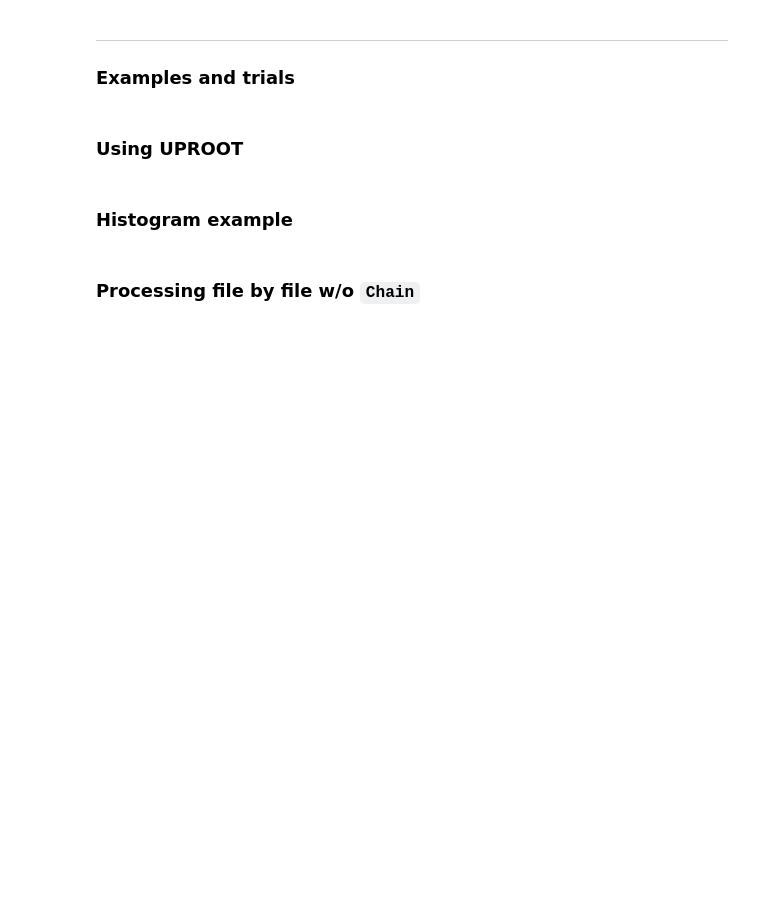
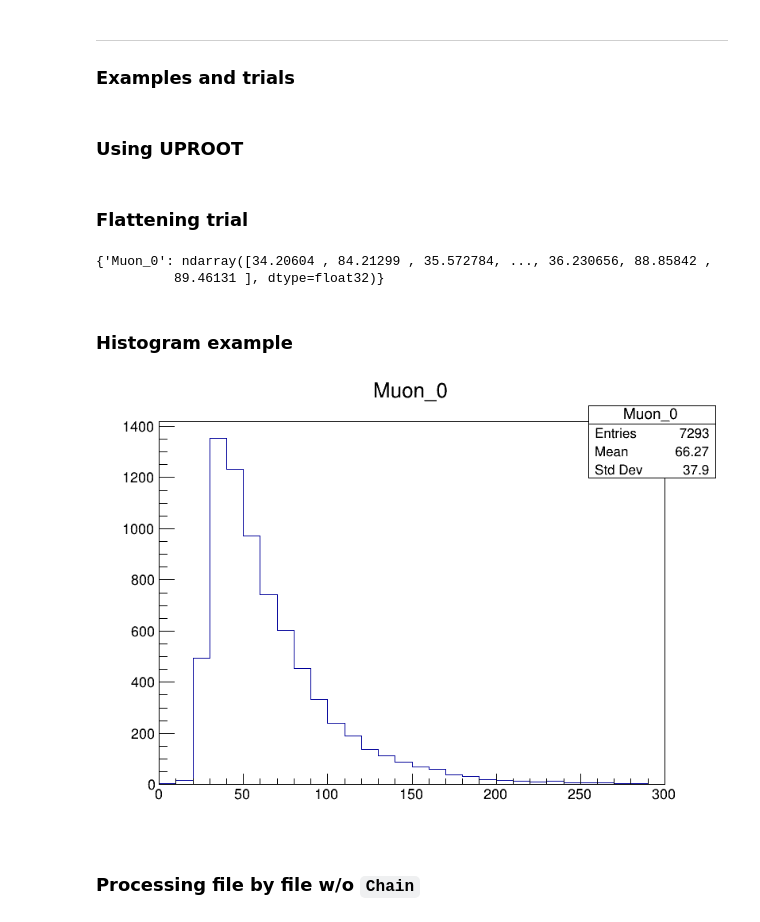
Before and after one commit to TommasoStentella/CMS_FCNC_project, a Jupyter notebook: worker.ipynb, the cells around one changed output. Saved outputs shown, nothing was run; the diff lists cells and outputs as text; code cells hidden in the pictures; blank space fills up the shorter version.

```diff
--- a/worker.ipynb
+++ b/worker.ipynb
@@ -389,3 +448,8 @@ tree = file['Events']
 tree.keys()
 
 # tree.arrays(['luminosityBlock'],library='pd')
+# %% [markdown]
+### Flattening trial
+# %%
+flat = FSkim1(dfSig).Define('Muon_0', 'Muon_pt15[0]')\
+                    .Define('Muon_2', 'Muon_pt15[2]')
@@ -392,11 +458,18 @@ tree.keys()
+# %%
+prova
+# %% [output]
+{'Muon_0': ndarray([34.20604 , 84.21299 , 35.572784, ..., 36.230656, 88.85842 ,
+          89.46131 ], dtype=float32)}
 # %% [markdown]
 ### Histogram example
 # %%
-histo = FSkim3(dfSig).Histo1D(rr.RDF.TH1DModel('Muon_pt', 'Muon_pt', 30, 0, 200), 'Muon_pt')
+histo = flat.Histo1D(rr.RDF.TH1DModel('Muon_0', 'Muon_0', 30, 0, 300), 'Muon_0')
 c = ROOT.TCanvas('Hist','',800,600);
 c.cd();
 histo.Draw();
 c.Draw();
+# %% [output]
+[figure, added]
 # %%
 %%cpp
 // example of filtering operation MC events
```
Also changed, not shown: parts of 11 cells of this notebook, 19 other files.
